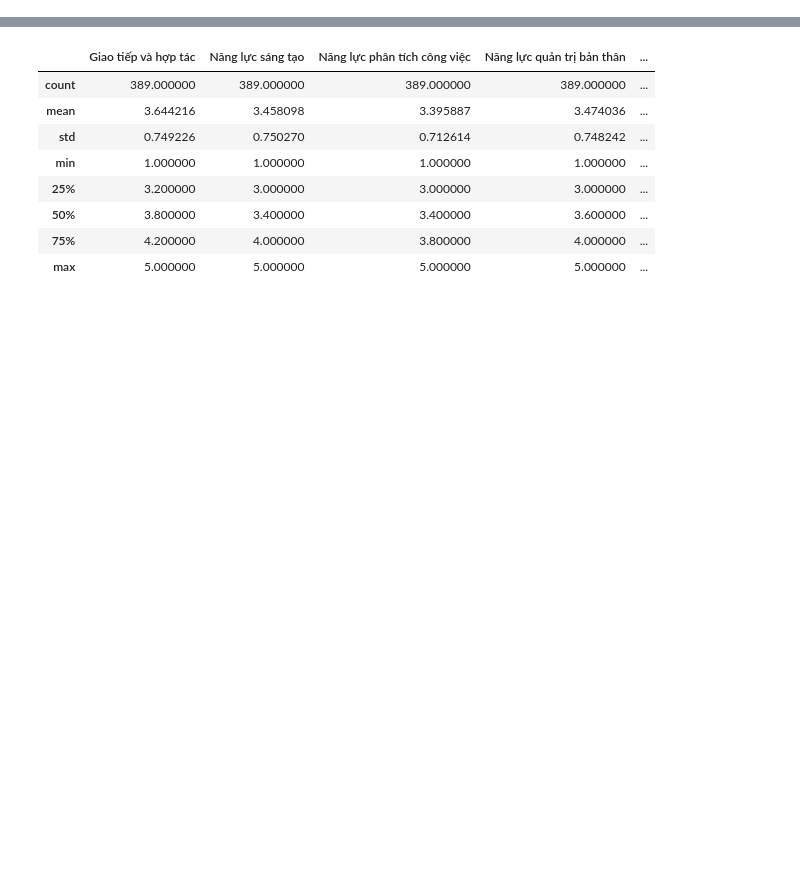
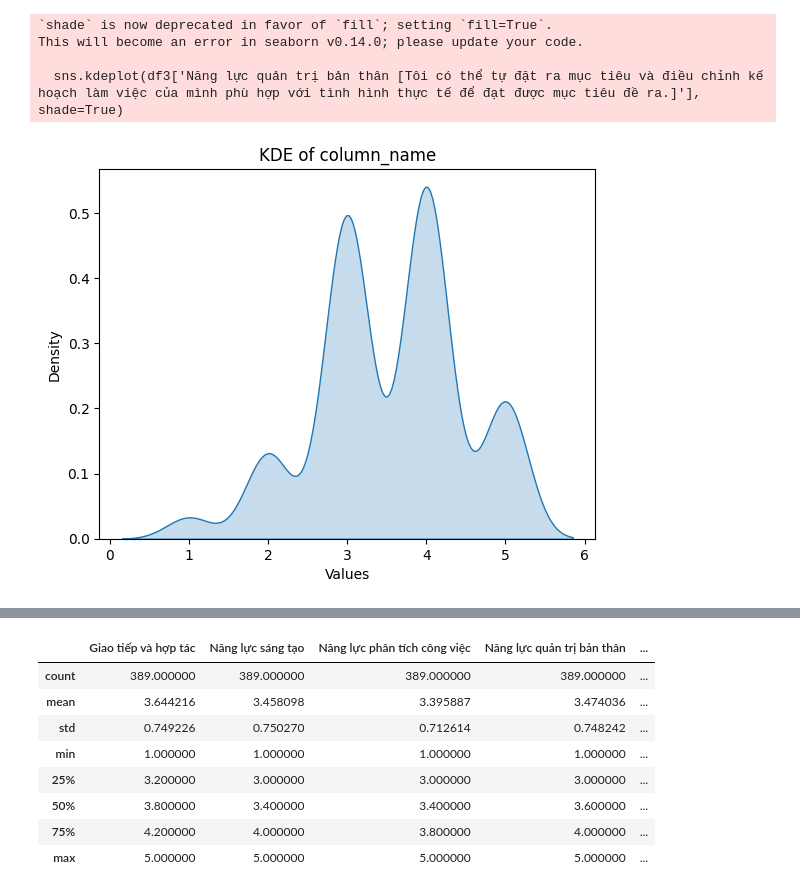
Before and after one commit to dungca1512/process_data_nckh, a Jupyter notebook: process_data.ipynb, the cells around one changed output, grey strips where cells are left out. Cells and saved outputs as stored; diff of their text form; code cells hidden in the pictures; blank space fills up the shorter version.

```diff
--- a/process_data.ipynb
+++ b/process_data.ipynb
@@ -110,0 +97,14 @@ df3.describe(include="all")
+# %%
+import seaborn as sns
+
+sns.kdeplot(df3['Năng lực quản trị bản thân [Tôi có thể tự đặt ra mục tiêu và điều chỉnh kế hoạch làm việc của mình phù hợp với tình hình thực tế để đạt được mục tiêu đề ra.]'], shade=True)
+plt.title('KDE of column_name')
+plt.xlabel('Values')
+plt.ylabel('Density')
+plt.show()
+# %% [output]
+`shade` is now deprecated in favor of `fill`; setting `fill=True`.
+This will become an error in seaborn v0.14.0; please update your code.
+
+  sns.kdeplot(df3['Năng lực quản trị bản thân [Tôi có thể tự đặt ra mục tiêu và điều chỉnh kế hoạch làm việc của mình phù hợp với tình hình thực tế để đạt được mục tiêu đề ra.]'], shade=True)
+[figure, added]
```
Also changed, not shown: parts of 23 cells of this notebook, 3 other files.
